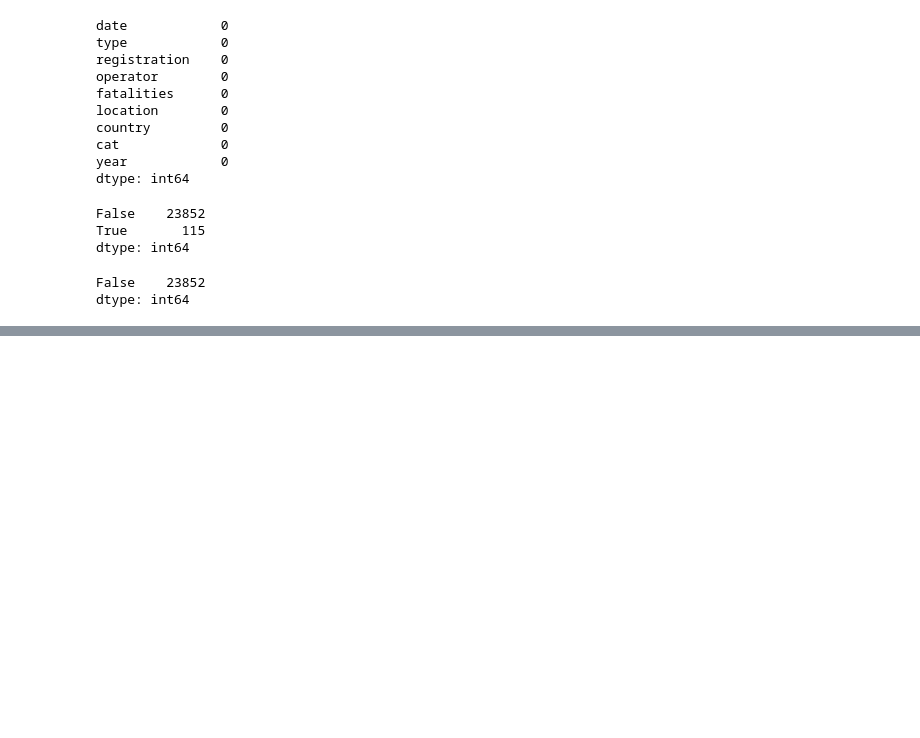
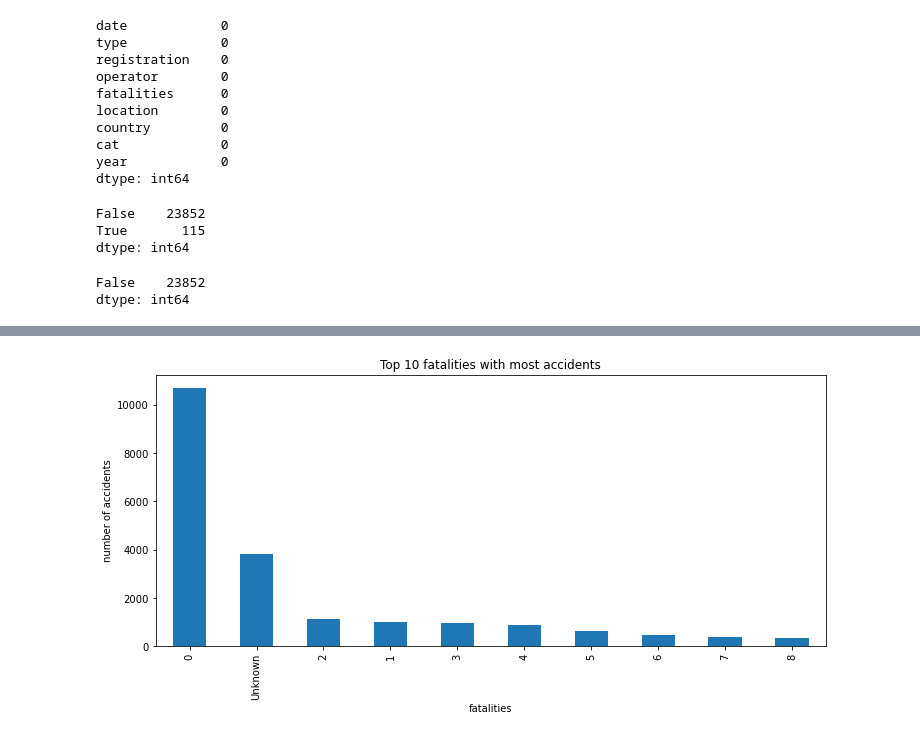
Before and after one commit to keziahm-design/Aviation-Accident-from-1919-to-2023-project-, a Jupyter notebook: index.ipynb, the cells around one changed output, grey strips where cells are left out. Saved outputs shown, nothing was run; the diff lists cells and outputs as text; code cells hidden in the pictures; blank space fills up the shorter version.

```diff
--- a/index.ipynb
+++ b/index.ipynb
@@ -103,0 +206,11 @@ df_accidents.to_csv("cleaned_aviation_accident_data.csv", index=False)
+# %%
+#in order to find the fatility with most accidents
+df_accidents_fatalities=df_accidents['fatalities'].value_counts().head(10)
+plt.figure(figsize=(12,5))
+df_accidents_fatalities.plot(kind='bar')
+plt.title('Top 10 fatalities with most accidents')
+plt.xlabel('fatalities')
+plt.ylabel('number of accidents')
+plt.show()
+# %% [output]
+[figure, added]
```
Also changed, not shown: parts of 15 cells of this notebook.
